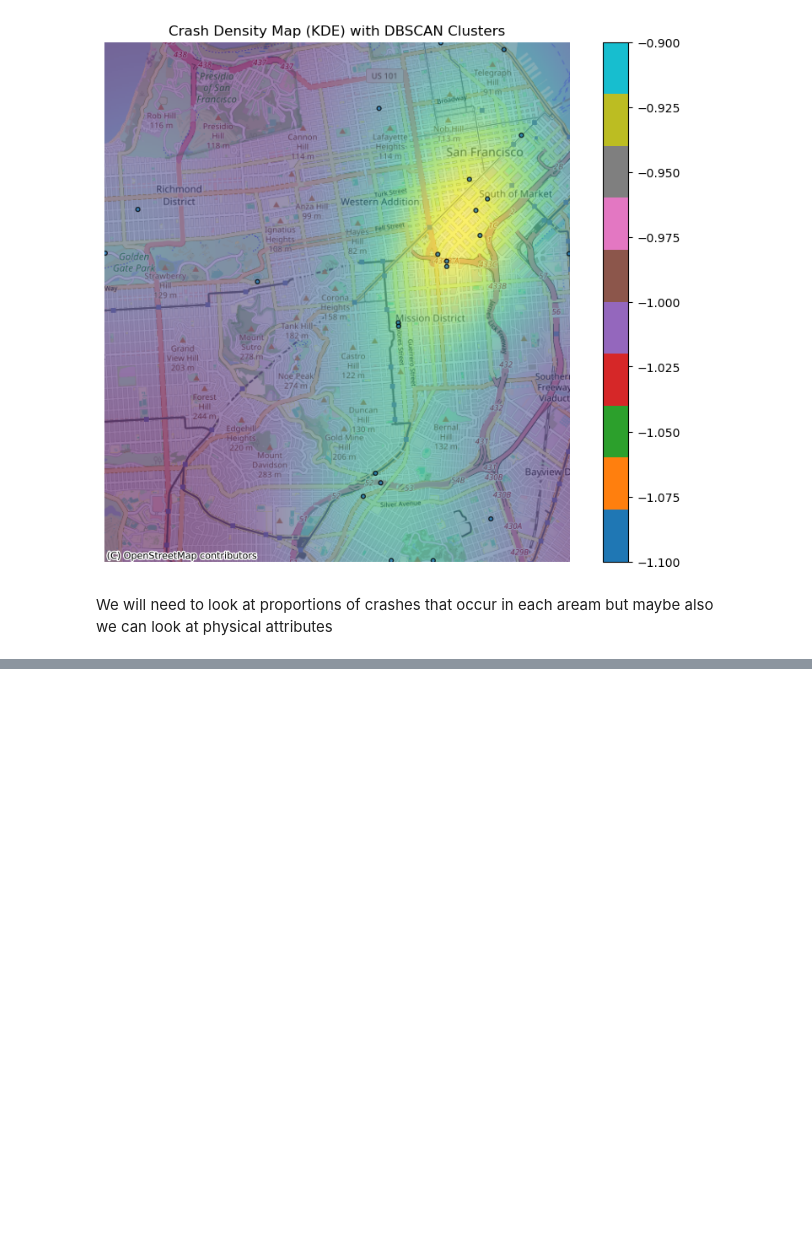
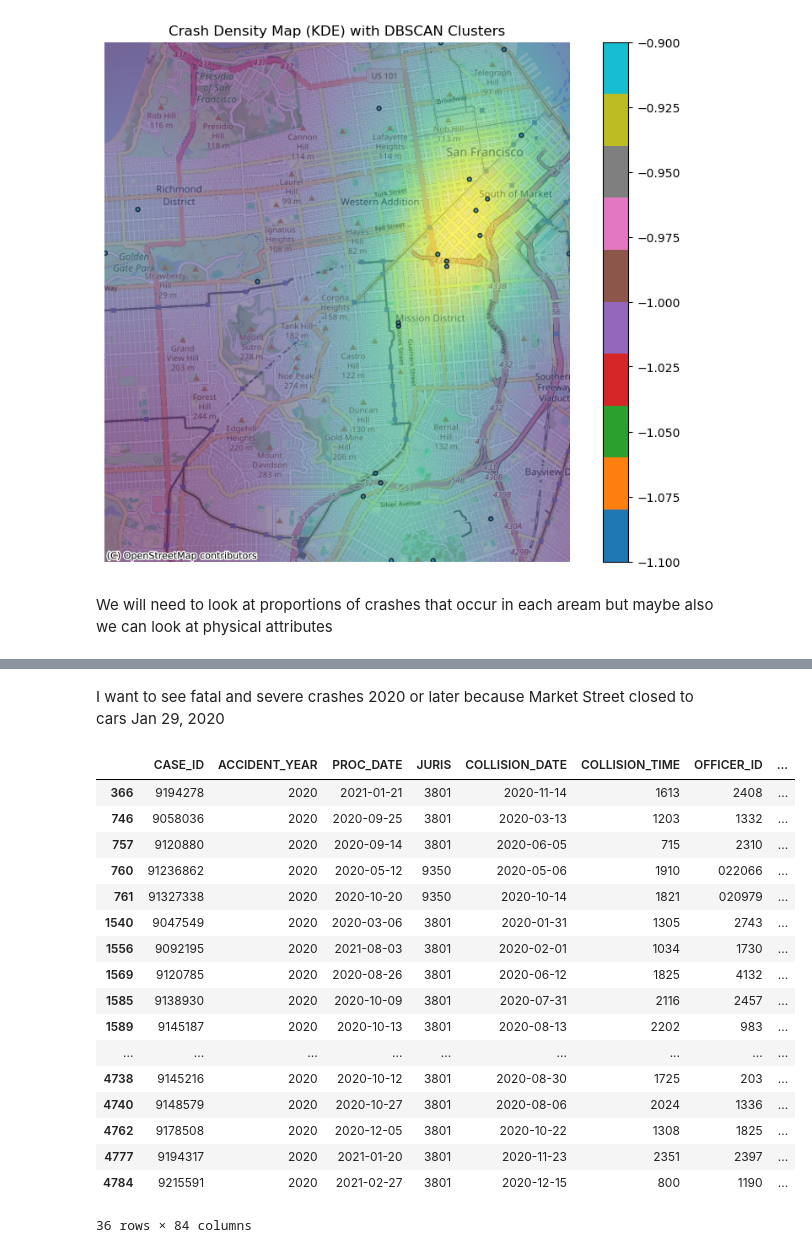
Before and after one commit to UCB-stat-159-f25/final-group07, a Jupyter notebook: KDE_data_exploration.ipynb, the cells around one changed output, grey strips where cells are left out. Drawn from its saved outputs; the diff is of its cells as text; code cells hidden in the pictures; blank space fills up the shorter version.

```diff
--- a/KDE_data_exploration.ipynb
+++ b/KDE_data_exploration.ipynb
@@ -221,0 +289,24 @@ gdf
+# %% [markdown]
+I want to see fatal and severe crashes 2020 or later because Market Street closed to cars Jan 29, 2020
+# %%
+fatalsevere_recent = crashes_fatsevere[crashes_fatsevere['ACCIDENT_YEAR'] >= 2020]
+fatalsevere_recent[fatalsevere_recent['ACCIDENT_YEAR'] == 2020]
+# %% [output]
+|  | CASE_ID | ACCIDENT_YEAR | PROC_DATE | JURIS | COLLISION_DATE | COLLISION_TIME | OFFICER_ID | ... |
+| 366 | 9194278 | 2020 | 2021-01-21 | 3801 | 2020-11-14 | 1613 | 2408 | ... |
+| 746 | 9058036 | 2020 | 2020-09-25 | 3801 | 2020-03-13 | 1203 | 1332 | ... |
+| 757 | 9120880 | 2020 | 2020-09-14 | 3801 | 2020-06-05 | 715 | 2310 | ... |
+| 760 | 91236862 | 2020 | 2020-05-12 | 9350 | 2020-05-06 | 1910 | 022066 | ... |
+| 761 | 91327338 | 2020 | 2020-10-20 | 9350 | 2020-10-14 | 1821 | 020979 | ... |
+| 1540 | 9047549 | 2020 | 2020-03-06 | 3801 | 2020-01-31 | 1305 | 2743 | ... |
+| 1556 | 9092195 | 2020 | 2021-08-03 | 3801 | 2020-02-01 | 1034 | 1730 | ... |
+| 1569 | 9120785 | 2020 | 2020-08-26 | 3801 | 2020-06-12 | 1825 | 4132 | ... |
+| 1585 | 9138930 | 2020 | 2020-10-09 | 3801 | 2020-07-31 | 2116 | 2457 | ... |
+| 1589 | 9145187 | 2020 | 2020-10-13 | 3801 | 2020-08-13 | 2202 | 983 | ... |
+| ... | ... | ... | ... | ... | ... | ... | ... | ... |
+| 4738 | 9145216 | 2020 | 2020-10-12 | 3801 | 2020-08-30 | 1725 | 203 | ... |
+| 4740 | 9148579 | 2020 | 2020-10-27 | 3801 | 2020-08-06 | 2024 | 1336 | ... |
+| 4762 | 9178508 | 2020 | 2020-12-05 | 3801 | 2020-10-22 | 1308 | 1825 | ... |
+| 4777 | 9194317 | 2020 | 2021-01-20 | 3801 | 2020-11-23 | 2351 | 2397 | ... |
+| 4784 | 9215591 | 2020 | 2021-02-27 | 3801 | 2020-12-15 | 800 | 1190 | ... |
+36 rows × 84 columns
```
Also changed, not shown: parts of 6 cells of this notebook.
